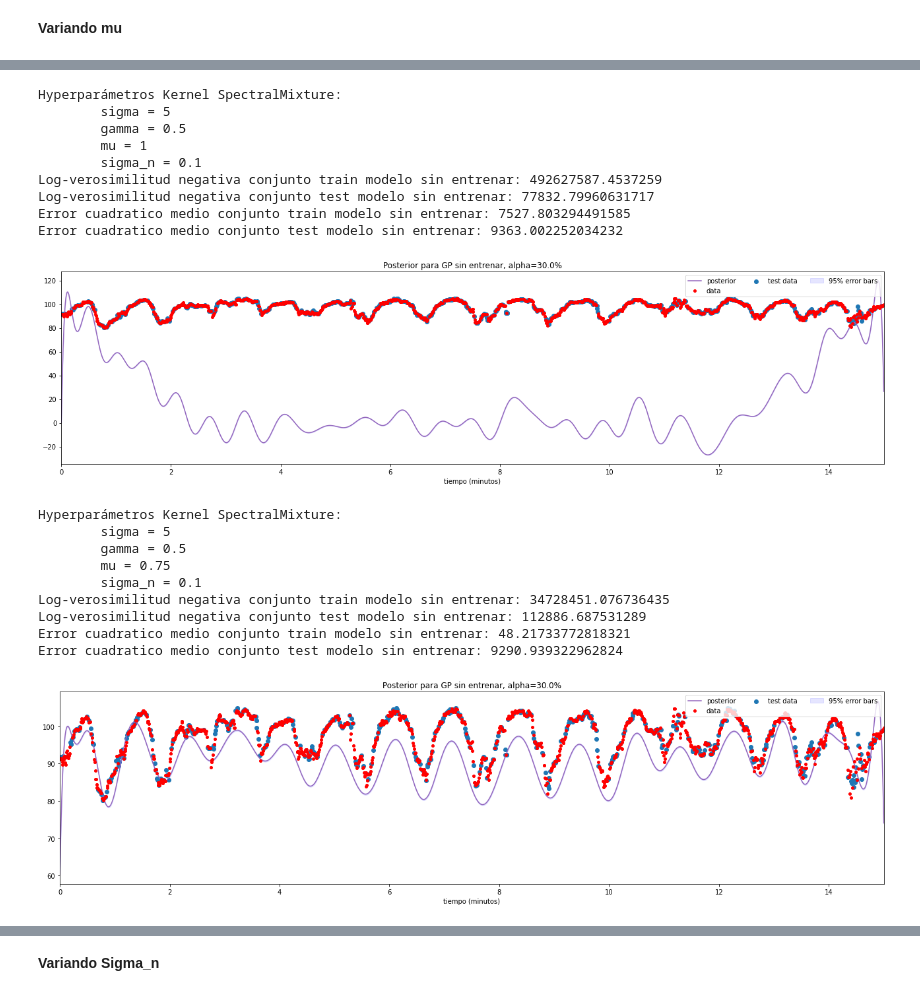
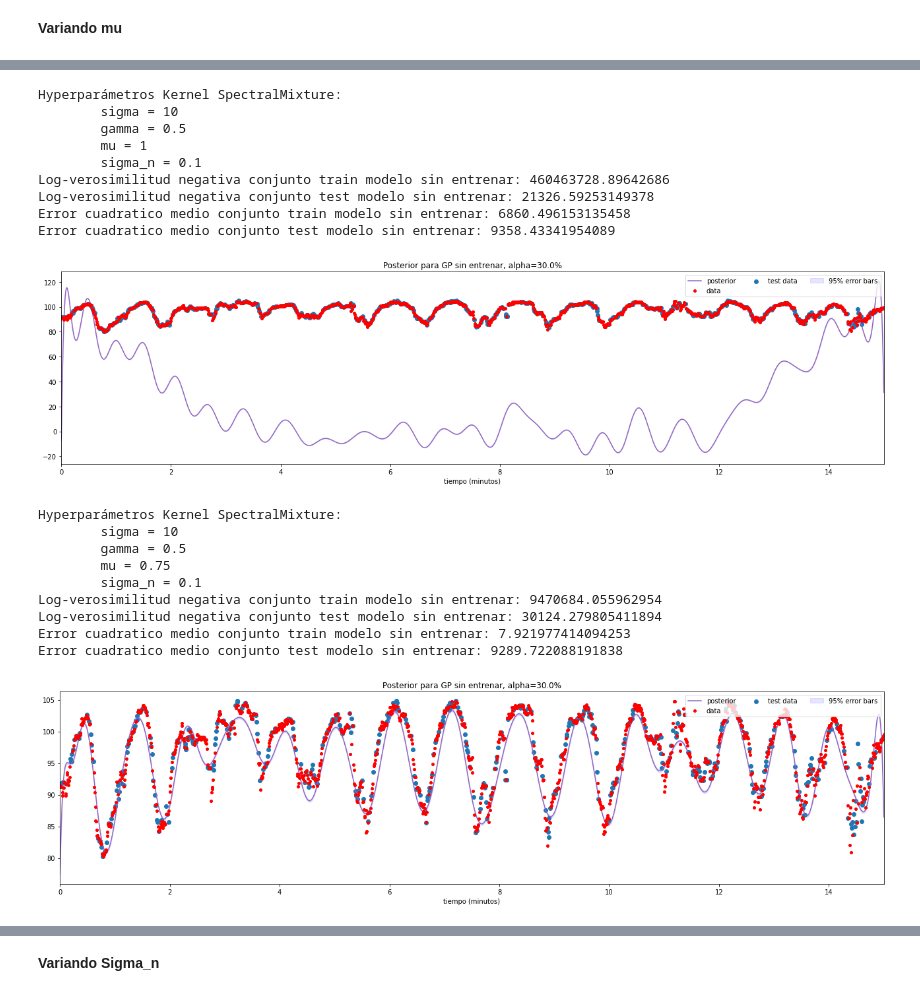
Before and after one commit to camilocarvajalreyes/tareas-MDS7204, a Jupyter notebook: unidad_2/tarea_3/exploracion_parametros_SM.ipynb, the cells around one changed output, grey strips where cells are left out. Cells and saved outputs as stored; diff of their text form; code cells hidden in the pictures.

Commit message:
add plots exploracion SM

```diff
--- a/unidad_2/tarea_3/exploracion_parametros_SM.ipynb
+++ b/unidad_2/tarea_3/exploracion_parametros_SM.ipynb
@@ -162,26 +162,26 @@ Error cuadratico medio conjunto test modelo sin entrenar: 9359.047320969992
 # %%
-test_params_SM(sigma = 5, gamma = 0.5, mu = 1, sigma_n = 0.1)
+test_params_SM(sigma = 10, gamma = 0.5, mu = 1, sigma_n = 0.1)
 # %% [output]
 Hyperparámetros Kernel SpectralMixture:
-        sigma = 5
+        sigma = 10
         gamma = 0.5
         mu = 1
         sigma_n = 0.1
-Log-verosimilitud negativa conjunto train modelo sin entrenar: 492627587.4537259
-Log-verosimilitud negativa conjunto test modelo sin entrenar: 77832.79960631717
-Error cuadratico medio conjunto train modelo sin entrenar: 7527.803294491585
-Error cuadratico medio conjunto test modelo sin entrenar: 9363.002252034232
+Log-verosimilitud negativa conjunto train modelo sin entrenar: 460463728.89642686
+Log-verosimilitud negativa conjunto test modelo sin entrenar: 21326.59253149378
+Error cuadratico medio conjunto train modelo sin entrenar: 6860.496153135458
+Error cuadratico medio conjunto test modelo sin entrenar: 9358.43341954089
-[figure, old version]
+[figure, new version]
 # %%
-test_params_SM(sigma = 5, gamma = 0.5, mu = 0.75, sigma_n = 0.1)
+test_params_SM(sigma = 10, gamma = 0.5, mu = 0.75, sigma_n = 0.1)
 # %% [output]
 Hyperparámetros Kernel SpectralMixture:
-        sigma = 5
+        sigma = 10
         gamma = 0.5
         mu = 0.75
         sigma_n = 0.1
-Log-verosimilitud negativa conjunto train modelo sin entrenar: 34728451.076736435
-Log-verosimilitud negativa conjunto test modelo sin entrenar: 112886.687531289
-Error cuadratico medio conjunto train modelo sin entrenar: 48.21733772818321
-Error cuadratico medio conjunto test modelo sin entrenar: 9290.939322962824
+Log-verosimilitud negativa conjunto train modelo sin entrenar: 9470684.055962954
+Log-verosimilitud negativa conjunto test modelo sin entrenar: 30124.279805411894
+Error cuadratico medio conjunto train modelo sin entrenar: 7.921977414094253
+Error cuadratico medio conjunto test modelo sin entrenar: 9289.722088191838
-[figure, old version]
+[figure, new version]
```
Also changed, not shown: parts of 8 cells of this notebook, 5 other files.
